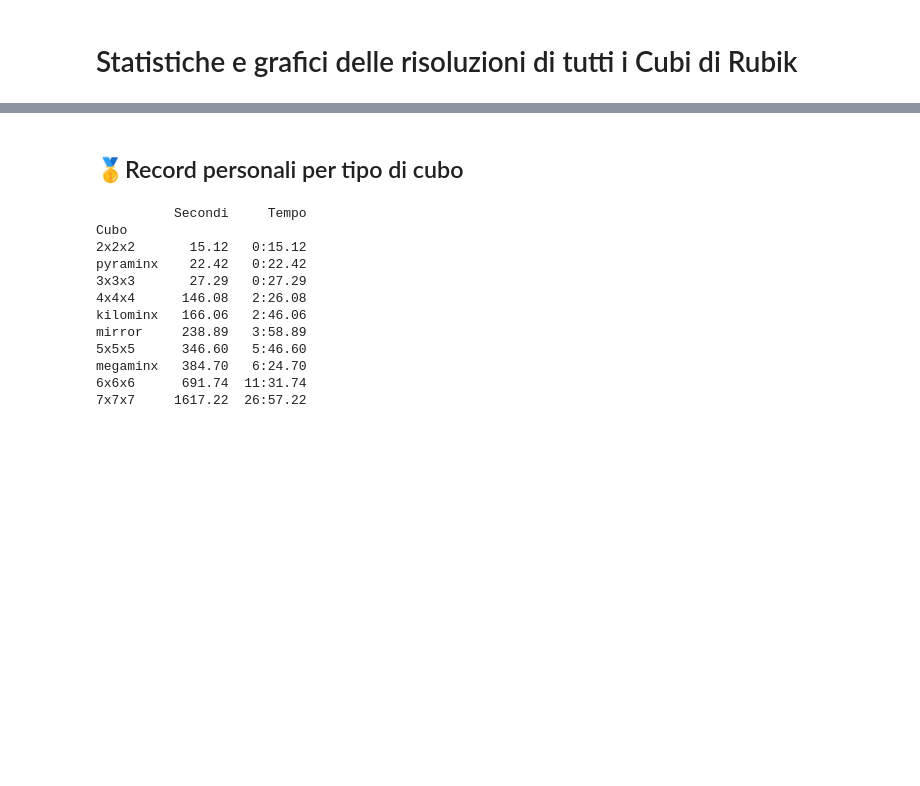
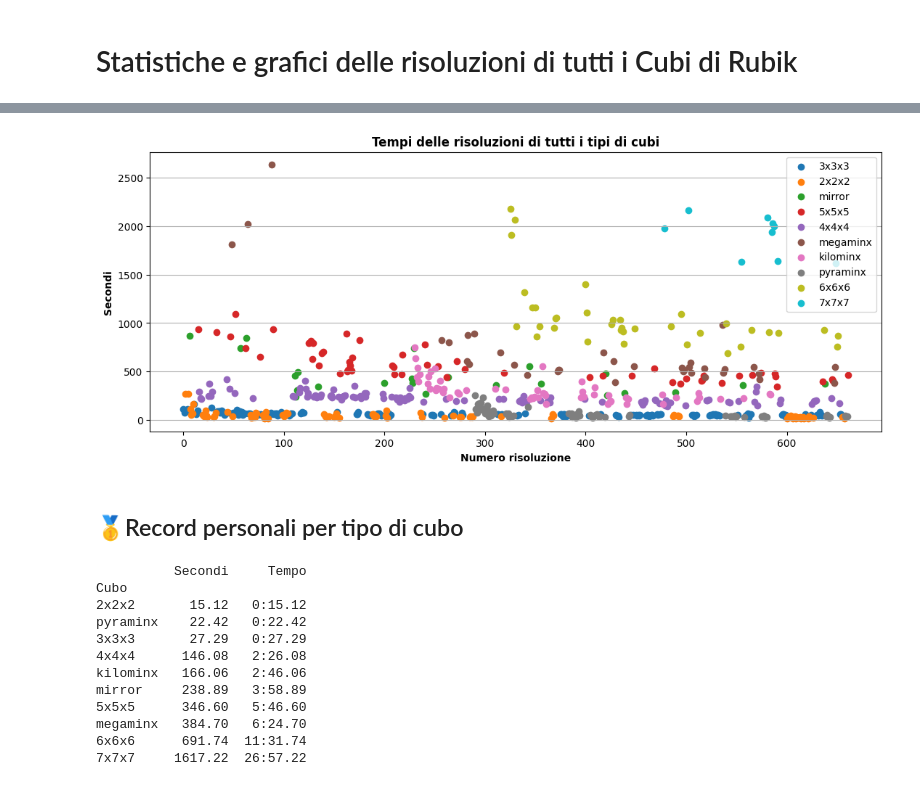
Before and after one commit to gl-alaimo/Timer_cubo_di_Rubik, a Jupyter notebook: scripts/notebook_generale.ipynb, the cells around one changed output, grey strips where cells are left out. Drawn from its saved outputs; the diff is of its cells as text; code cells hidden in the pictures; blank space fills up the shorter version.

```diff
--- a/scripts/notebook_generale.ipynb
+++ b/scripts/notebook_generale.ipynb
@@ -6,3 +25,8 @@ df = modulo_rubik.caricamento_dati_notebook_generale()
+# %%
+# Grafico di tutte le risoluzioni
+modulo_rubik.grafico_tutte_risoluzioni(df=df)
+# %% [output]
+[figure, added]
 # %% [markdown]
 ## 🥇Record personali per tipo di cubo
 # %%
```
Also changed, not shown: parts of 2 cells of this notebook, 11 other files.
